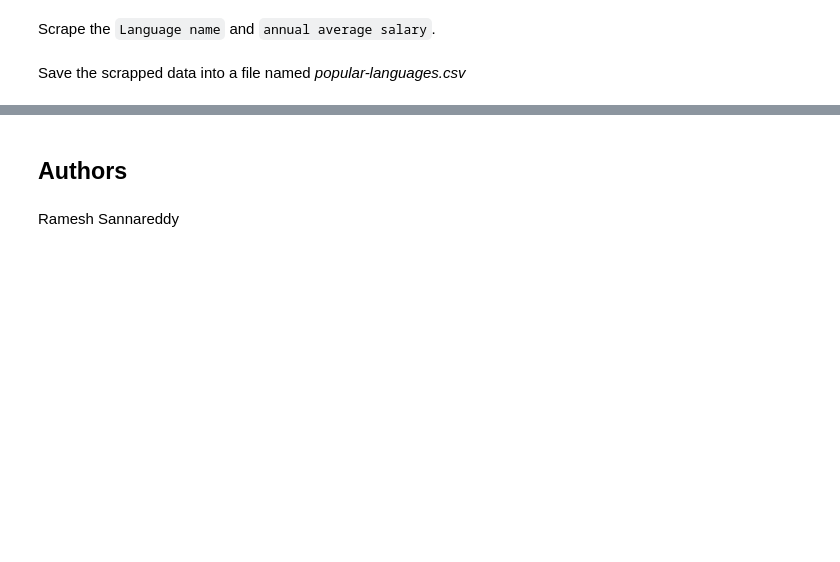
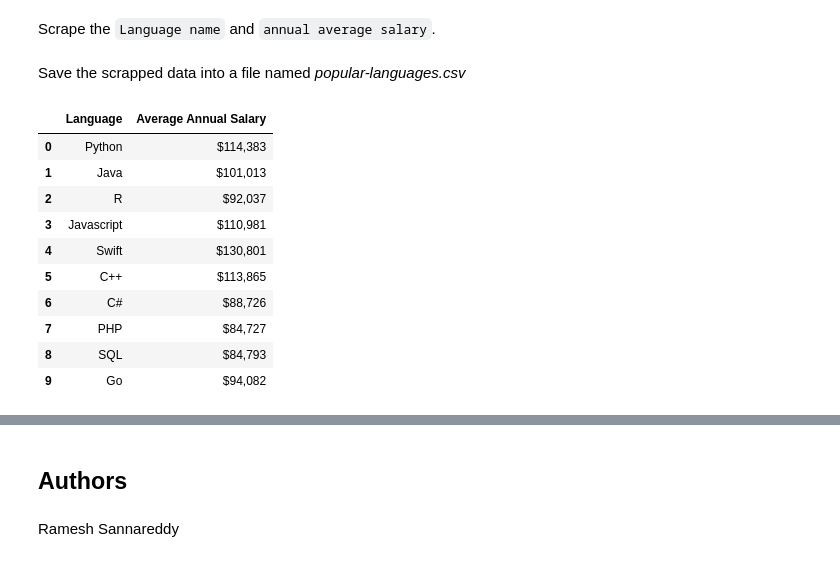
Before and after one commit to mrwoodzi/Data_Science_Certs_Progress, a Jupyter notebook: IBM_Data_Analytics_Professional_Cert/Projects/Final_CapStone_Project/Lab_4/Web-Scraping-Lab_4.ipynb, the cells around one changed output, grey strips where cells are left out. Cells and saved outputs as stored; diff of their text form; code cells hidden in the pictures; blank space fills up the shorter version.

```diff
--- a/IBM_Data_Analytics_Professional_Cert/Projects/Final_CapStone_Project/Lab_4/Web-Scraping-Lab_4.ipynb
+++ b/IBM_Data_Analytics_Professional_Cert/Projects/Final_CapStone_Project/Lab_4/Web-Scraping-Lab_4.ipynb
@@ -72,3 +72,17 @@ data = pd.DataFrame({'Language': languages, 'Average Annual Salary': salaries})
 
 # Save the DataFrame to a CSV file
 data.to_csv('popular-languages.csv', index=False)
+# %%
+data
+# %% [output]
+|  | Language | Average Annual Salary |
+| 0 | Python | $114,383 |
+| 1 | Java | $101,013 |
+| 2 | R | $92,037 |
+| 3 | Javascript | $110,981 |
+| 4 | Swift | $130,801 |
+| 5 | C++ | $113,865 |
+| 6 | C# | $88,726 |
+| 7 | PHP | $84,727 |
+| 8 | SQL | $84,793 |
+| 9 | Go | $94,082 |
```
Also changed, not shown: parts of 1 cell of this notebook, 10 other files.
